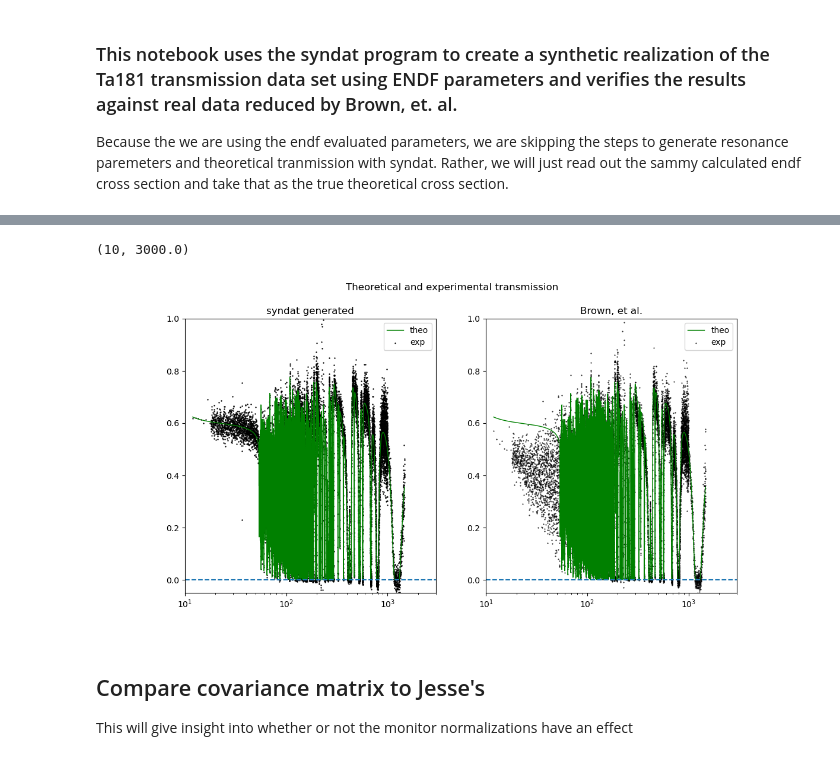
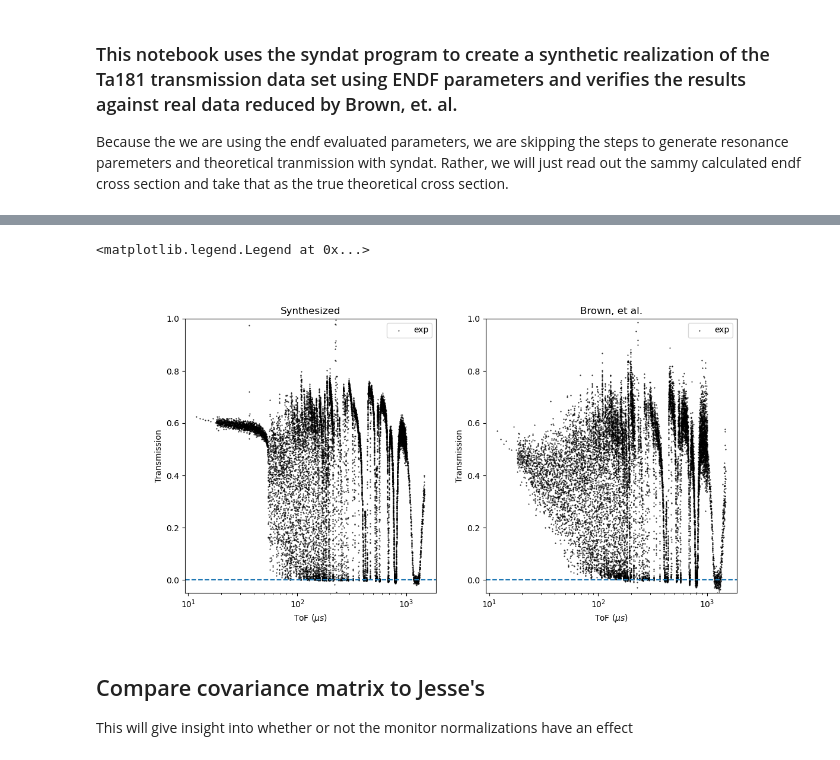
Before and after one commit to Naww137/Syndat, a Jupyter notebook: workspace/verify_against_JBrown.ipynb, the cells around one changed output, grey strips where cells are left out. Drawn from its saved outputs; the diff is of its cells as text; code cells hidden in the pictures.

```diff
--- a/workspace/verify_against_JBrown.ipynb
+++ b/workspace/verify_against_JBrown.ipynb
@@ -65,0 +57,15 @@ experiment.odat
+# %%
+experiment.get_odat(opendata)
+experiment.get_bkg()
+experiment.get_theoretical(sammy_xs)
+experiment.generate_sdat(False)
+
+clean_count_data = experiment.sdat.c
+tof = experiment.sdat.tof
+direct_poisson = syndat.exp_effects.pois_noise(clean_count_data)
+monitor_corrected = syndat.exp_effects.pois_noise(clean_count_data*10)/10
+
+experiment.sdat['c'] = monitor_corrected
+experiment.sdat['dc'] = np.sqrt(monitor_corrected)
+
+experiment.reduce()
@@ -71,6 +83,8 @@ syndat_df = pd.DataFrame({
     'theo': experiment.trans.theo_trans,
     'tof': experiment.trans.tof,
     'cs' : experiment.sdat.cps,
+    'theo_cts':experiment.sdat.theo_cts,
+    'cts': experiment.sdat.c,
     'dcs': experiment.sdat.dcps,
     'bs' : experiment.redpar.val.ks*experiment.Bi+experiment.redpar.val.b0s,
     'dbs': np.array([0.1]*len(experiment.odat.E)),
@@ -127,31 +152,48 @@ legend()
 # %%
 
 fig,ax = subplots(1,2, figsize=(12,6))
-suptitle('Theoretical and experimental transmission')
+# suptitle('Theoretical and experimental transmission')
 
-ax[0].plot(syndat_df.tof,syndat_df.theo, lw=1,c='g', label='theo')
+# ax[0].plot(syndat_df.tof,syndat_df.theo, lw=1,c='g', label='theo')
 ax[0].scatter(syndat_df.tof,syndat_df.trans, marker='.', s=1, c='k', label='exp')
 ax[0].set_xscale('log')
-ax[0].legend()
 ax[0].set_ylim([-0.05,1])
 ax[0].axhline(y=0.0, ls='--')
-ax[0].set_title('syndat generated')
+# ax[0].fill_between([0,54], [-0.05,1], alpha=0.4, color='k', label='URR')
 
-ax[1].plot(syndat_df.tof,syndat_df.theo, lw=1,c='g', label='theo')
+ax[0].set_title("Synthesized")
+ax[0].legend(loc='upper right')
+ax[0].set_xlabel('ToF ($\mu s$)')
+ax[0].set_ylabel('Transmission')
+ax[0].legend()
+
+
+
+
+# ax[1].plot(syndat_df.tof,syndat_df.theo, lw=1,c='g', label='theo')
 ax[1].scatter(jb_df.tof, jb_df.trans, marker='.', color='k', s=1, label='exp')
 # ax[1].errorbar(JBrown_lst.tof, JBrown_lst.exp_trans, yerr=JBrown_lst.exp_trans_unc, color='k',ecolor='k',elinewidth=1,capsize=2, fmt='.', ms=3)
 ax[1].set_xscale('log')
 ax[1].axhline(y=0.0, ls='--')
 ax[1].set_ylim([-0.05,1])
+# ax[1].fill_between([0,54], [-0.05,1], alpha=0.4, color='k', label='URR')
 
+ax[1].set_title('Brown, et al.')
+ax[1].legend(loc='upper right')
+ax[1].set_xlabel('ToF ($\mu s$)')
+ax[1].set_ylabel('Transmission')
 ax[1].legend()
-ax[1].set_title('Brown, et al.')
 
-ax[0].set_xlim([10,3e3])
-ax[1].set_xlim([10,3e3])
+
+
+# ax[0].set_xlim([10,3e3])
+# ax[1].set_xlim([10,3e3])
 
 # ax[0].set_xlim([175,200])
 # ax[1].set_xlim([175,200])
+
+# ax[1].set_xlim([145,185])
+# ax[0].set_xlim([145,185])
 # %% [output]
-(10, 3000.0)
+<matplotlib.legend.Legend at 0x...>
-[figure, old version]
+[figure, new version]
```
Also changed, not shown: parts of 17 cells of this notebook, 10 other files.
